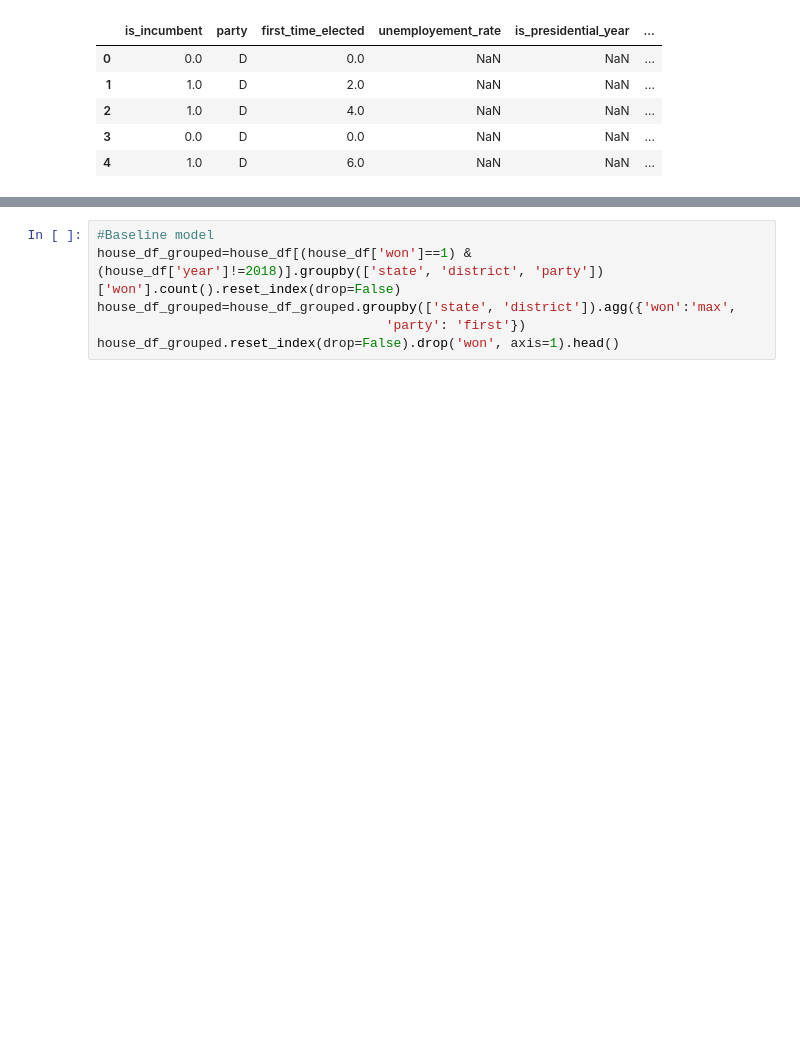
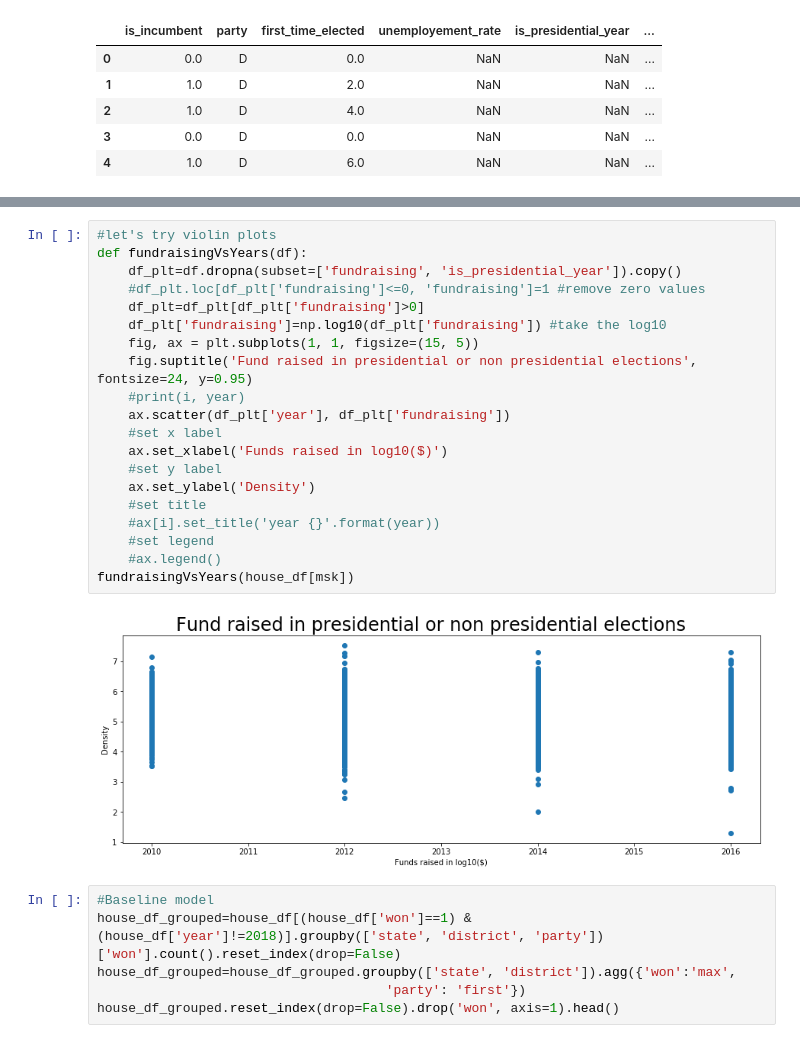
Before and after one commit to pmary/harvard_E-109A_final, a Jupyter notebook: 02_data_summary-Copy1.ipynb, the cells around one changed output, grey strips where cells are left out. Drawn from its saved outputs; the diff is of its cells as text; blank space fills up the shorter version.

```diff
--- a/02_data_summary-Copy1.ipynb
+++ b/02_data_summary-Copy1.ipynb
@@ -186,3 +186,25 @@ fundraisingVsPresidentialYear(data_train)
+# %%
+#let's try violin plots
+def fundraisingVsYears(df):
+    df_plt=df.dropna(subset=['fundraising', 'is_presidential_year']).copy()
+    #df_plt.loc[df_plt['fundraising']<=0, 'fundraising']=1 #remove zero values
+    df_plt=df_plt[df_plt['fundraising']>0]
+    df_plt['fundraising']=np.log10(df_plt['fundraising']) #take the log10
+    fig, ax = plt.subplots(1, 1, figsize=(15, 5))
+    fig.suptitle('Fund raised in presidential or non presidential elections', fontsize=24, y=0.95)
+    #print(i, year)
+    ax.scatter(df_plt['year'], df_plt['fundraising'])
+    #set x label
+    ax.set_xlabel('Funds raised in log10($)')
+    #set y label
+    ax.set_ylabel('Density')
+    #set title
+    #ax[i].set_title('year {}'.format(year))
+    #set legend
+    #ax.legend()
+fundraisingVsYears(house_df[msk])
+# %% [output]
+[figure, added]
 # %%
 #Baseline model
 house_df_grouped=house_df[(house_df['won']==1) & (house_df['year']!=2018)].groupby(['state', 'district', 'party'])['won'].count().reset_index(drop=False)
```
Also changed, not shown: parts of 1 cell of this notebook.
